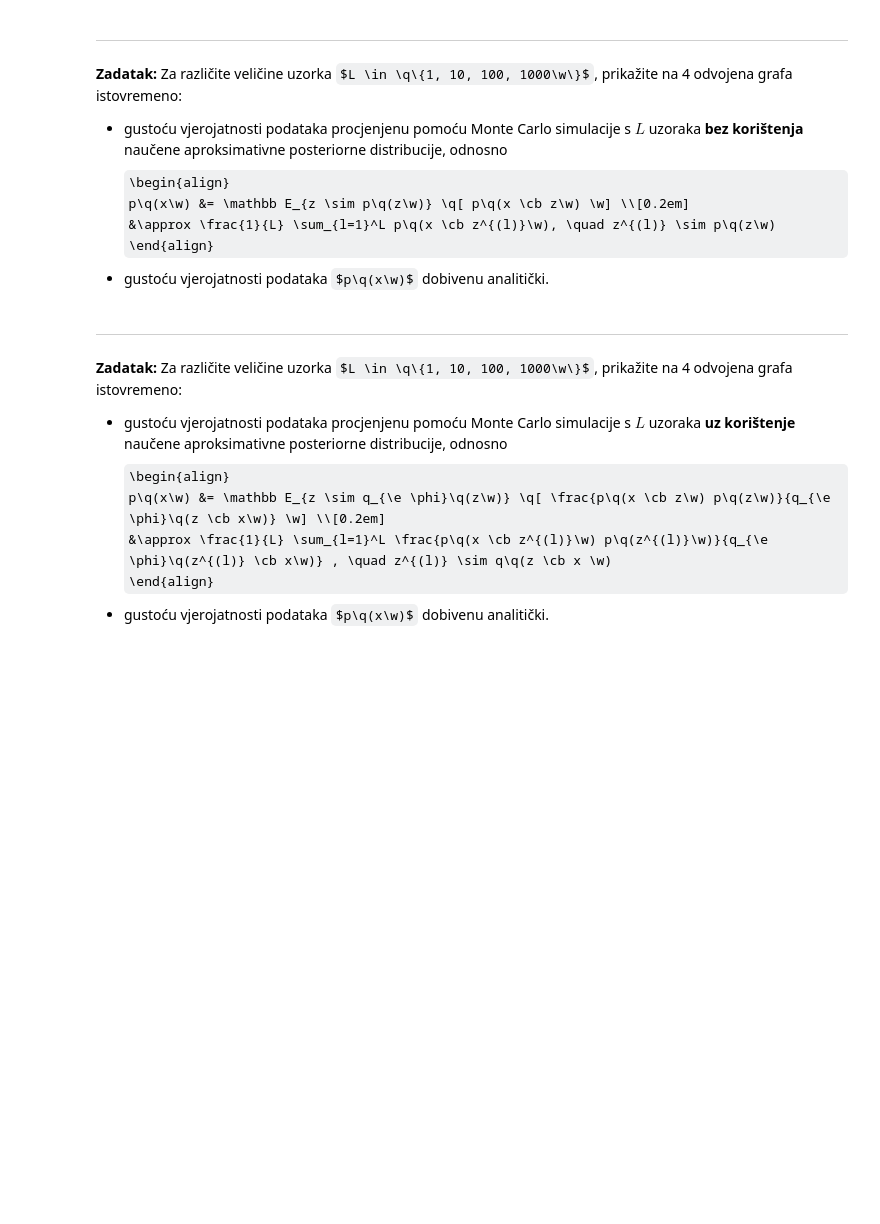
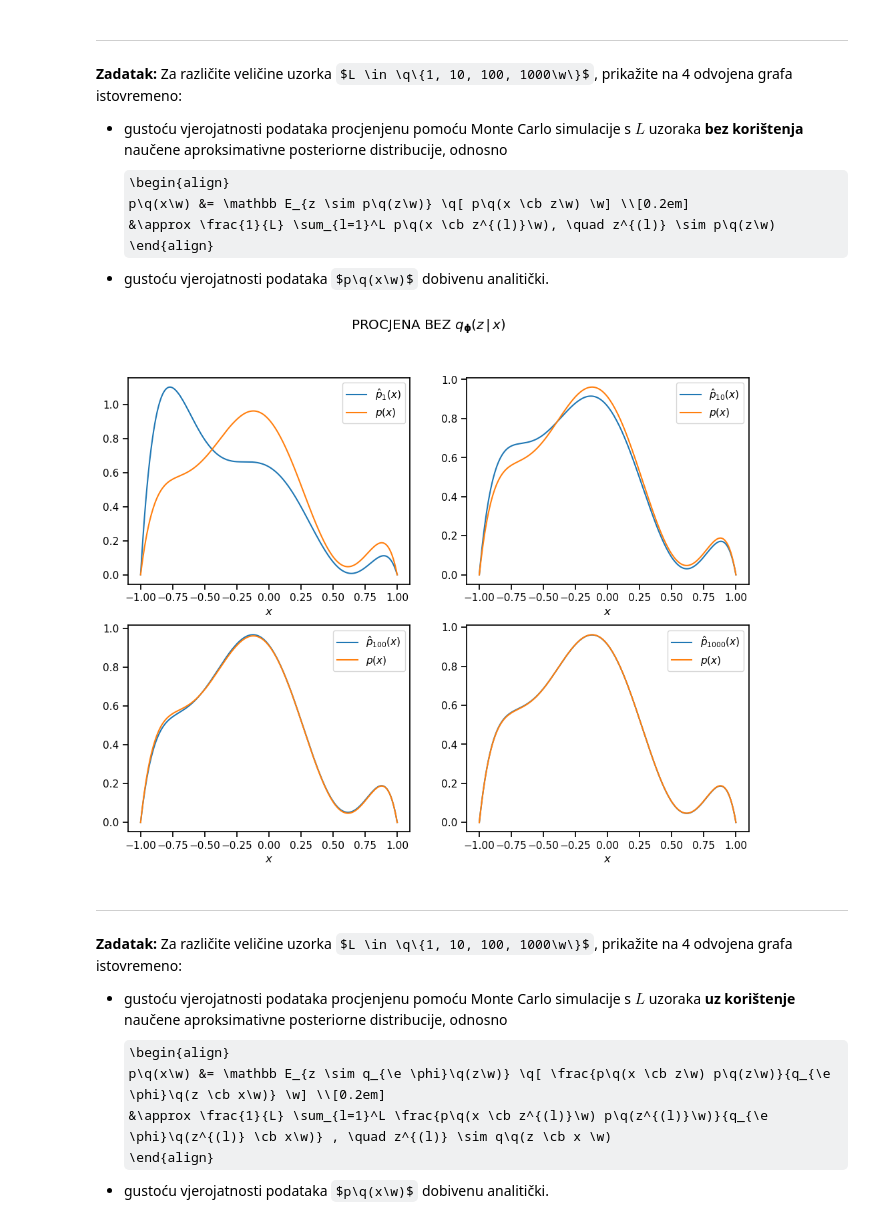
Before and after one commit to dinogrgic1/fer-deep-learning-2-labs, a Jupyter notebook: lab2/lab_2.ipynb, the cells around one changed output. Cells and saved outputs as stored; diff of their text form; code cells hidden in the pictures; some formulas as TeX source; blank space fills up the shorter version.

```diff
--- a/lab2/lab_2.ipynb
+++ b/lab2/lab_2.ipynb
@@ -1055,14 +1043,19 @@ with plot_context(show=True, figsize=(10, 4.5)):
  - naučenu aproksimaciju posteriorne distribucije $q_{\e \phi}\q(x \cb z\w)$ za realizacije slučajne varijable $x \in \q\{-\frac{1}{2}, 0, \frac{1}{2}\w\}$ (3 krivulje), i
  - stvarnu posteriornu distribuciju $p\q(z \cb x\w)$ za realizacije slučajne varijable $x \in \q\{-\frac{1}{2}, 0, \frac{1}{2}\w\}$ (3 krivulje).
 # %%
+x_pos = np.array([-1/2, 0, 1/2])
+
+mean_z, logvar_z = tf.split(model(x_pos), num_or_size_splits=[1, 1], axis=1)
+
 with plot_context(show=True, figsize=(12, 4.5)):
     labels = [r"-\frac{1}{2}", r"0", r"\frac{1}{2}"]
     with plot_context(subplot=(1, 2, 1), title=r"$q\left(z \,\vert\, x \right)$", xlabel=r"$z$",
                       legend=[rf"$z={labels[i]}$" for i in range(3)]):
         for i in range(3):
-            plt.plot
+            q_app = tanh_normal_pdf(ts.astype(np.float32), mean_z[i], logvar_z[i]).numpy().reshape(-1, 1)
+            plt.plot(ts, q_app)
 
     with plot_context(subplot=(1, 2, 2), title=r"$p\left(z \,\vert\, x \right)$", xlabel=r"$z$",
                       legend=[rf"$z={labels[i]}$" for i in range(3)]):
         for i in range(3):
-            plt.plot
+            plt.plot(ts, p_zx_numpy(x_pos[i], ts))
@@ -1079,14 +1070,24 @@ with plot_context(show=True, figsize=(12, 4.5)):
 \end{align}
   - gustoću vjerojatnosti podataka $p\q(x\w)$ dobivenu analitički.
 # %%
-...
+sizes = [1, 10, 100, 1000]
+ts = np.linspace(-1.0, 1.0, 201)
 
 with plot_context(figsize=(12, 9), suptitle=r"PROCJENA BEZ $q_{\mathbf{\phi}}\left(z \,\vert\, x\right)$", show=True):
     for i, size in enumerate(sizes):
         with plot_context(subplot=(2, 2, i + 1), xlabel="$x$",
                           legend=[fr"$\hat{{p}}_{{{size}}}\left(x\right)$", r"$p\left(x\right)$"]):
-            plt.plot
-            plt.plot
+            sample_ = np.random.choice(eps_sample, size)
+            sample_ = P_z_inv_numpy(sample_)
+
+            estimation = 0
+            for z in sample_:
+                estimation += p_xz_numpy(ts, z)
+            estimation = (1/size) * estimation
+            plt.plot(ts, estimation)
+            plt.plot(ts, p_x_numpy(ts))
+# %% [output]
+[figure, added]
 # %% [markdown]
 ---
 
```
Also changed, not shown: parts of 20 cells of this notebook.
